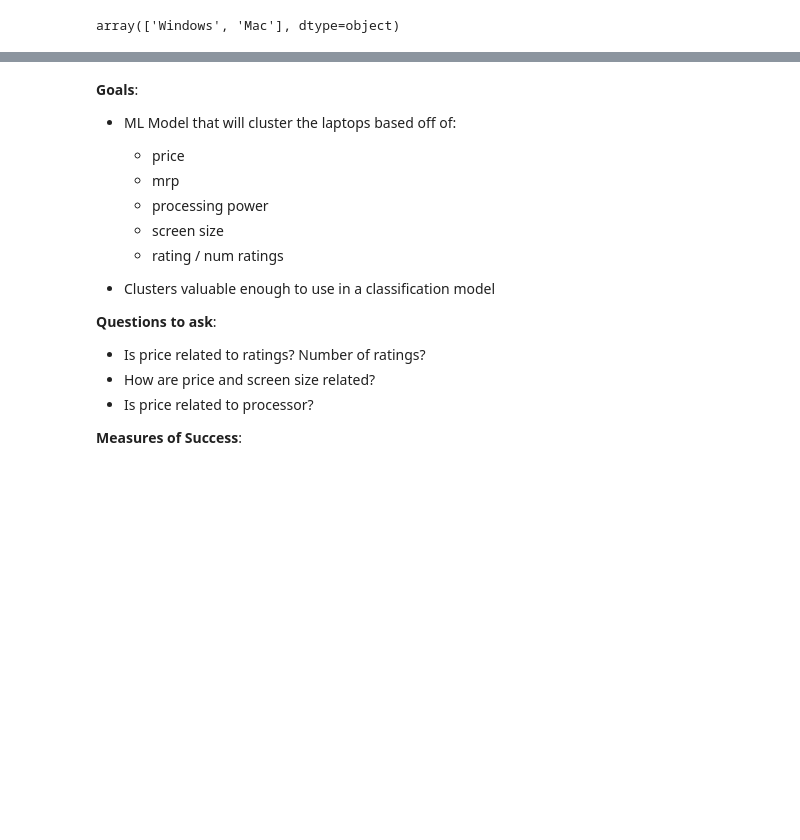
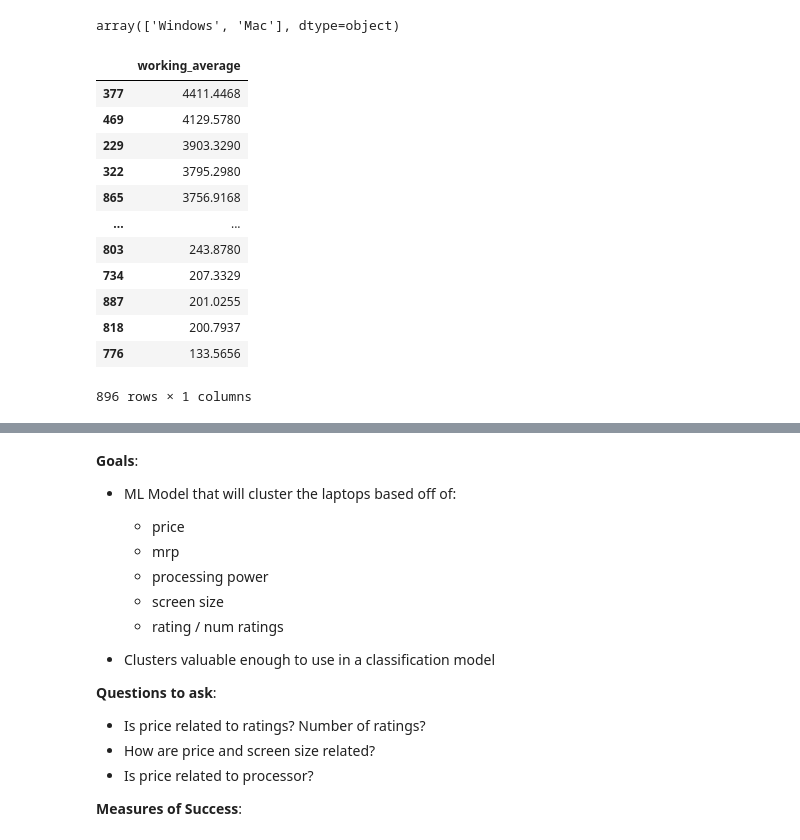
Before and after one commit to laptop-project/data, a Jupyter notebook: shawn_workbook.ipynb, the cells around one changed output, grey strips where cells are left out. Saved outputs shown, nothing was run; the diff lists cells and outputs as text; code cells hidden in the pictures; blank space fills up the shorter version.

```diff
--- a/shawn_workbook.ipynb
+++ b/shawn_workbook.ipynb
@@ -187,3 +140,19 @@ df['os'] = df['os'].replace('Missing', 'Windows')
 df['os'].unique()
 # %% [output]
 array(['Windows', 'Mac'], dtype=object)
+# %%
+pd.DataFrame(df['working_average'].sort_values(ascending=False))
+# %% [output]
+|  | working_average |
+| 377 | 4411.4468 |
+| 469 | 4129.5780 |
+| 229 | 3903.3290 |
+| 322 | 3795.2980 |
+| 865 | 3756.9168 |
+| ... | ... |
+| 803 | 243.8780 |
+| 734 | 207.3329 |
+| 887 | 201.0255 |
+| 818 | 200.7937 |
+| 776 | 133.5656 |
+896 rows × 1 columns
```
Also changed, not shown: parts of 13 cells of this notebook.
